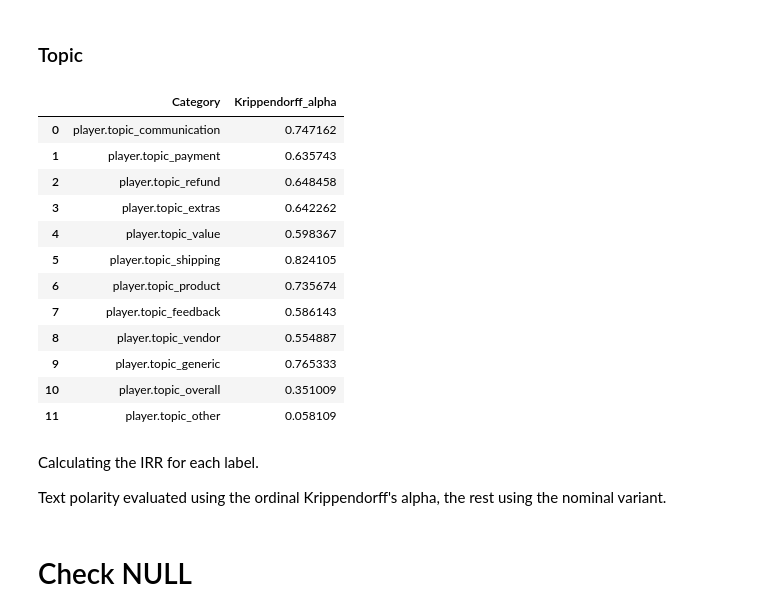
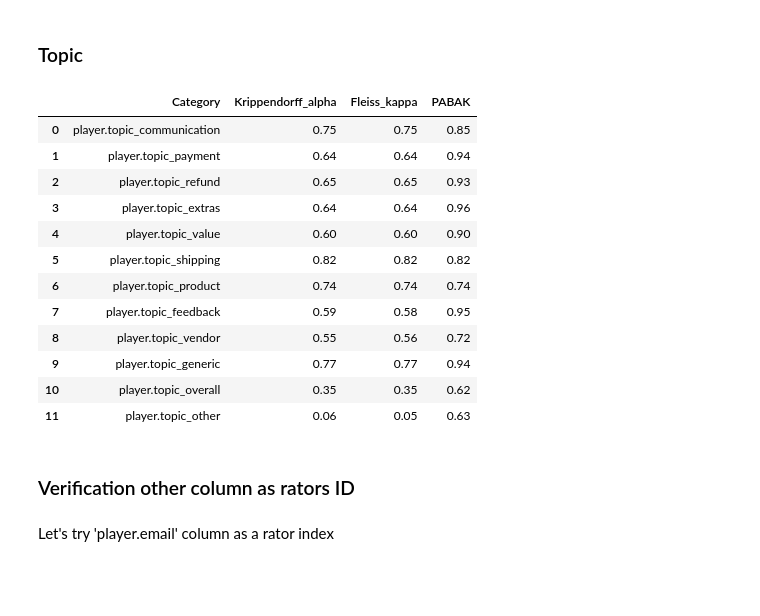
Before and after one commit to GregoryG3/Thesis, a Jupyter notebook: INITIALIZATION.ipynb, the cells around one changed output. Drawn from its saved outputs; the diff is of its cells as text; code cells hidden in the pictures; blank space fills up the shorter version.

Commit message:
Add other IRR metrics for Topics and Motives columns

```diff
--- a/INITIALIZATION.ipynb
+++ b/INITIALIZATION.ipynb
@@ -803,20 +836,31 @@ labels = [
 
 # Calculate Krippendorff's Alpha for each motive:
 alphas = []
+kappas = []
+pabaks = []
 
 for category in motives:
     prepared_data = prepare_data_for_krippendorff(annotation_records, category)
-    prepared_data= prepared_data.transpose()
     measurement = 'ordinal' if category == "player.positive_negative" else 'nominal'
-    alpha_value = krippendorff.alpha(reliability_data=prepared_data, level_of_measurement=measurement)
-    # alpha_value = calculate_krippendorff_alpha(prepared_data, measurement)
+    alpha_value = calculate_krippendorff_alpha(prepared_data, measurement) # my code
+    alphas.append(round(alpha_value, 2))
 
-    alphas.append(alpha_value)
+    fleiss_data = prepare_data_for_fleiss_kappa(annotation_records, category)
+    if fleiss_data.shape[0] > 0:  # Ensure there's data to process
+        kappa_value = fleiss_kappa(fleiss_data)
+        kappas.append(round(kappa_value, 2))
+    else:
+        kappas.append(np.nan)  # Append NaN if no data is available
+
+    pabak_value = calculate_pabak(prepared_data)
+    pabaks.append(round(pabak_value, 2))
 
 # DataFrame with the results
 irr_results_df = pd.DataFrame({
     'Category': motives,
     'Krippendorff_alpha': alphas,
+    'Fleiss_kappa': kappas,
+    'PABAK': pabaks,
     'Labels': labels
 })
 
@@ -860,52 +884,62 @@ sample_help_other
 # %%
 topics =["player.topic_communication",
         "player.topic_payment",
         "player.topic_refund",
         "player.topic_extras",
         "player.topic_value",
         "player.topic_shipping",
         "player.topic_product",
         "player.topic_feedback",
         "player.topic_vendor",
         "player.topic_generic",
         "player.topic_overall",
         "player.topic_other"]
 
 # Calculate Krippendorff's Alpha for each topic:
 alphas_topic = []
+kappas_topc = []
+pabaks_topic = []
 
 for category in topics:
     prepared_data = prepare_data_for_krippendorff(annotation_records, category)
-    # alpha_value = krippendorff.alpha(reliability_data=prepared_data.transpose(), level_of_measurement=measurement)
-    alpha_value = calculate_krippendorff_alpha(prepared_data, level_of_measurement='nominal')
-    alphas_topic.append(alpha_value)
+    measurement = 'ordinal' if category == "player.positive_negative" else 'nominal'
+    alpha_value = calculate_krippendorff_alpha(prepared_data, measurement) # my code
+    alphas_topic.append(round(alpha_value, 2))
+
+    fleiss_data = prepare_data_for_fleiss_kappa(annotation_records, category)
+    if fleiss_data.shape[0] > 0:  # Ensure there's data to process
+        kappa_value = fleiss_kappa(fleiss_data)
+        kappas_topc.append(round(kappa_value, 2))
+    else:
+        kappas_topc.append(np.nan)  # Append NaN if no data is available
+
+    pabak_value = calculate_pabak(prepared_data)
+    pabaks_topic.append(round(pabak_value, 2))
 
 # DataFrame with the results
 irr_topics = pd.DataFrame({
     'Category': topics,
-    'Krippendorff_alpha': alphas_topic
+    'Krippendorff_alpha': alphas_topic,
+    'Fleiss_kappa': kappas_topc,
+    'PABAK': pabaks_topic
 })
 
 irr_topics
 # %% [output]
-|  | Category | Krippendorff_alpha |
-| 0 | player.topic_communication | 0.747162 |
-| 1 | player.topic_payment | 0.635743 |
-| 2 | player.topic_refund | 0.648458 |
-| 3 | player.topic_extras | 0.642262 |
-| 4 | player.topic_value | 0.598367 |
-| 5 | player.topic_shipping | 0.824105 |
-| 6 | player.topic_product | 0.735674 |
-| 7 | player.topic_feedback | 0.586143 |
-| 8 | player.topic_vendor | 0.554887 |
-| 9 | player.topic_generic | 0.765333 |
-| 10 | player.topic_overall | 0.351009 |
-| 11 | player.topic_other | 0.058109 |
+|  | Category | Krippendorff_alpha | Fleiss_kappa | PABAK |
+| 0 | player.topic_communication | 0.75 | 0.75 | 0.85 |
+| 1 | player.topic_payment | 0.64 | 0.64 | 0.94 |
+| 2 | player.topic_refund | 0.65 | 0.65 | 0.93 |
+| 3 | player.topic_extras | 0.64 | 0.64 | 0.96 |
+| 4 | player.topic_value | 0.60 | 0.60 | 0.90 |
+| 5 | player.topic_shipping | 0.82 | 0.82 | 0.82 |
+| 6 | player.topic_product | 0.74 | 0.74 | 0.74 |
+| 7 | player.topic_feedback | 0.59 | 0.58 | 0.95 |
+| 8 | player.topic_vendor | 0.55 | 0.56 | 0.72 |
+| 9 | player.topic_generic | 0.77 | 0.77 | 0.94 |
+| 10 | player.topic_overall | 0.35 | 0.35 | 0.62 |
+| 11 | player.topic_other | 0.06 | 0.05 | 0.63 |
-# %% [markdown]
-
-Calculating the IRR for each label.
-
-Text polarity evaluated using the ordinal Krippendorff's alpha, the rest
-using the nominal variant.
-# %% [markdown]
-# Check NULL
+# %% [markdown]
+### Verification other column as rators ID
+# %% [markdown]
+Let's try 'player.email' column as a rator index
```
Also changed, not shown: parts of 20 cells of this notebook.
